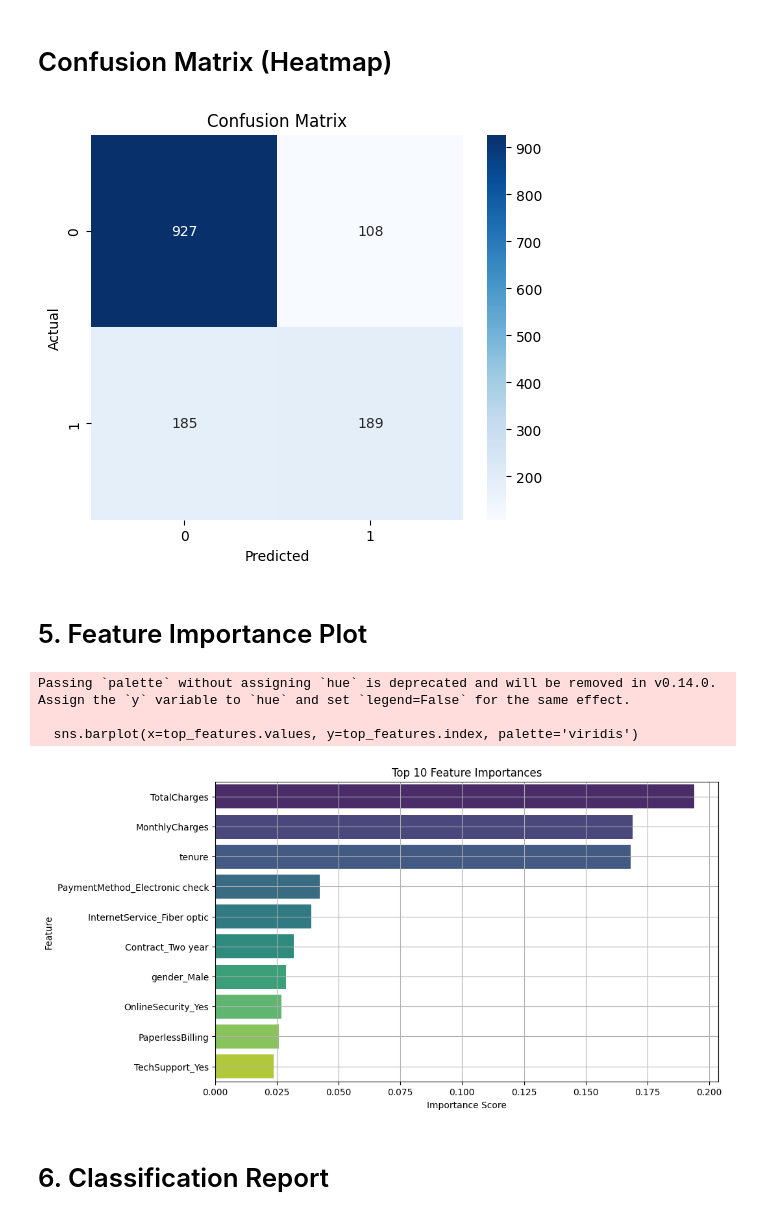
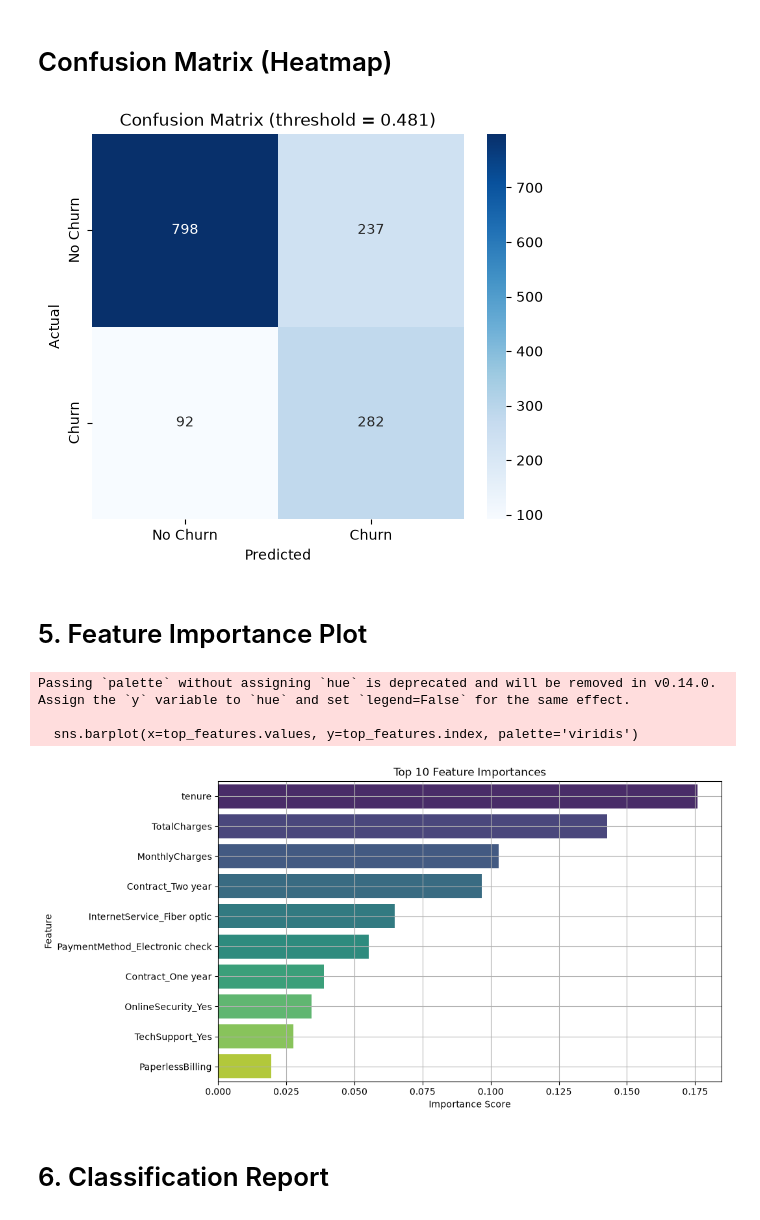
Before and after one commit to CynthiaOketch/Churn-Prediction-System, a Jupyter notebook: notebooks/04_model_evaluation.ipynb, the cells around one changed output. Cells and saved outputs as stored; diff of their text form; code cells hidden in the pictures.

```diff
--- a/notebooks/04_model_evaluation.ipynb
+++ b/notebooks/04_model_evaluation.ipynb
@@ -15,8 +19,10 @@ y = pd.read_csv('../data/labels.csv')
 ## Train/test split (same random_state as before to ensure consistency)
 # %%
 from sklearn.model_selection import train_test_split
+
 X_train, X_test, y_train, y_test = train_test_split(
     X, y, test_size=0.2, stratify=y, random_state=42
 )
 
-model = joblib.load('../models/random_forest_model.pkl')
+model = joblib.load('../models/random_forest_best.pkl')  # deployed model
+y_proba = model.predict_proba(X_test)[:, 1]
@@ -40,0 +54,21 @@ plt.show()
+# %%
+pr_auc = average_precision_score(y_test, y_proba)
+precision_vals, recall_vals, pr_thresholds = precision_recall_curve(y_test, y_proba)
+
+# Choose threshold that maximises F1 on the test set
+f1_scores = 2 * precision_vals[:-1] * recall_vals[:-1] / (precision_vals[:-1] + recall_vals[:-1] + 1e-9)
+best_idx = np.argmax(f1_scores)
+best_threshold = pr_thresholds[best_idx]
+
+print(f"PR AUC:           {pr_auc:.3f}")
+print(f"Chosen threshold: {best_threshold:.3f}  (maximises F1 on hold-out test set)")
+
+plt.figure(figsize=(8, 6))
+plt.plot(recall_vals, precision_vals, color='steelblue', lw=2, label=f'PR curve (AUC = {pr_auc:.3f})')
+plt.axvline(recall_vals[best_idx], color='red', linestyle='--', label=f'Chosen threshold = {best_threshold:.3f}')
+plt.xlabel('Recall')
+plt.ylabel('Precision')
+plt.title('Precision-Recall Curve')
+plt.legend(loc='upper right')
+plt.grid(True)
+plt.show()
@@ -41,17 +79,18 @@ plt.show()
 # %% [markdown]
 # Confusion Matrix (Heatmap)
 # %%
-y_pred = model.predict(X_test)
+y_pred = (y_proba >= best_threshold).astype(int)
 cm = confusion_matrix(y_test, y_pred)
 
 plt.figure(figsize=(6, 5))
-sns.heatmap(cm, annot=True, fmt='d', cmap='Blues')
+sns.heatmap(cm, annot=True, fmt='d', cmap='Blues',
+            xticklabels=['No Churn', 'Churn'], yticklabels=['No Churn', 'Churn'])
 plt.xlabel('Predicted')
 plt.ylabel('Actual')
-plt.title('Confusion Matrix')
+plt.title(f'Confusion Matrix (threshold = {best_threshold:.3f})')
 plt.show()
 # %% [output]
-[figure, old version]
+[figure, new version]
 # %% [markdown]
 #  5. Feature Importance Plot
 # %%
@@ -71,7 +110,7 @@ plt.show()
 Passing `palette` without assigning `hue` is deprecated and will be removed in v0.14.0. Assign the `y` variable to `hue` and set `legend=False` for the same effect.
 
   sns.barplot(x=top_features.values, y=top_features.index, palette='viridis')
-[figure, old version]
+[figure, new version]
 # %% [markdown]
 # 6. Classification Report
 # %%
```
Also changed, not shown: parts of 5 cells of this notebook, 1 other file.
